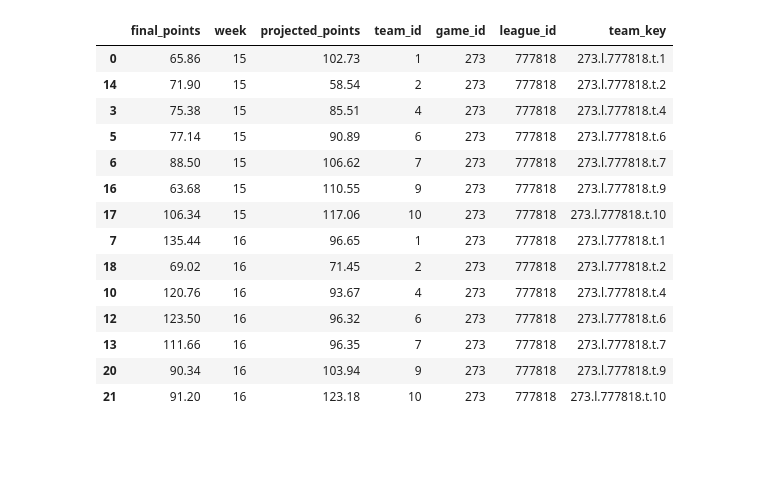
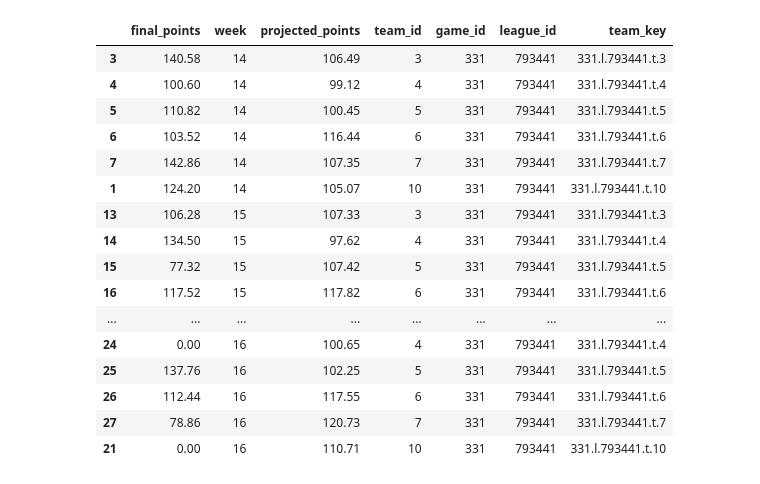
Before and after one commit to cuddebtj/Yahoo_Data, a Jupyter notebook: scripts/worksheet3.ipynb, the cells around one changed output. Saved outputs shown, nothing was run; the diff lists cells and outputs as text; code cells hidden in the pictures; blank space fills up the shorter version.

```diff
--- a/scripts/worksheet3.ipynb
+++ b/scripts/worksheet3.ipynb
@@ -14,18 +14,32 @@ pd.set_option("display.precision", 2)
 PATH = list(Path().cwd().parent.glob("**/private.yaml"))[0]
 OPTION_DEV = "-c search_path=dev"
 OPTION_PROD = "-c search_path=prod"
+GAME_ID = 331 #6 Team 2014
+# GAME_ID = 273 #8 Team 2013
+# GAME_ID = 314 #4 Team 2012
 
-endofseason_rankings_query = """SELECT game_id, reg_season_rank, manager, team_name, team_key FROM prod.regseasonrankings where game_id = 273"""
+
+league_settings_query = f"SELECT * from dev.leaguesettings where game_id = {GAME_ID}"
+league_settings = DatabaseCursor(PATH, options=OPTION_DEV).copy_data_from_postgres(
+    league_settings_query
+)
+num_playoff_teams = league_settings['num_playoff_teams'].values[0]
+playoff_start_week = league_settings['playoff_start_week'].values[0]
+
+endofseason_rankings_query = f"SELECT game_id, reg_season_rank, manager, team_name, team_key FROM prod.regseasonrankings where game_id = {GAME_ID}"
 eos_rankings = DatabaseCursor(PATH, options=OPTION_PROD).copy_data_from_postgres(
     endofseason_rankings_query
 )
 
-team_points_weekly_query = """SELECT * from dev.weeklyteampoints where game_id = 273 and week >= 15"""
+team_points_weekly_query = f"SELECT * from dev.weeklyteampoints where game_id = {GAME_ID} and week >= {playoff_start_week}"
 team_points_weekly = DatabaseCursor(PATH, options=OPTION_DEV).copy_data_from_postgres(
     team_points_weekly_query
 )
-playoff_teams = list(eos_rankings['team_key'][eos_rankings['reg_season_rank'] < 9])
-print(playoff_teams)
+
+playoff_teams = list(eos_rankings['team_key'][eos_rankings['reg_season_rank'] <= num_playoff_teams])
+playoff_seeds = list(eos_rankings['reg_season_rank'][eos_rankings['reg_season_rank'] <= num_playoff_teams])
+playoff_tuples = list(zip(playoff_seeds, playoff_teams))
+print(playoff_tuples)
 team_points_weekly['team_key'] = team_points_weekly['game_id'].astype(str)+".l."+team_points_weekly['league_id'].astype(str)+".t."+team_points_weekly['team_id'].astype(str)
 team_points_weekly = team_points_weekly[team_points_weekly['team_key'].isin(playoff_teams)]
 team_points_weekly.sort_values(['week', 'team_id'])
@@ -36,18 +51,20 @@ Successfully pulled: SELECT * from dev.weeklyteampoints where game_id = 273 and
 |  | final_points | week | projected_points | team_id | game_id | league_id | team_key |
-| 0 | 65.86 | 15 | 102.73 | 1 | 273 | 777818 | 273.l.777818.t.1 |
-| 14 | 71.90 | 15 | 58.54 | 2 | 273 | 777818 | 273.l.777818.t.2 |
-| 3 | 75.38 | 15 | 85.51 | 4 | 273 | 777818 | 273.l.777818.t.4 |
-| 5 | 77.14 | 15 | 90.89 | 6 | 273 | 777818 | 273.l.777818.t.6 |
-| 6 | 88.50 | 15 | 106.62 | 7 | 273 | 777818 | 273.l.777818.t.7 |
-| 16 | 63.68 | 15 | 110.55 | 9 | 273 | 777818 | 273.l.777818.t.9 |
-| 17 | 106.34 | 15 | 117.06 | 10 | 273 | 777818 | 273.l.777818.t.10 |
-| 7 | 135.44 | 16 | 96.65 | 1 | 273 | 777818 | 273.l.777818.t.1 |
-| 18 | 69.02 | 16 | 71.45 | 2 | 273 | 777818 | 273.l.777818.t.2 |
-| 10 | 120.76 | 16 | 93.67 | 4 | 273 | 777818 | 273.l.777818.t.4 |
-| 12 | 123.50 | 16 | 96.32 | 6 | 273 | 777818 | 273.l.777818.t.6 |
-| 13 | 111.66 | 16 | 96.35 | 7 | 273 | 777818 | 273.l.777818.t.7 |
-| 20 | 90.34 | 16 | 103.94 | 9 | 273 | 777818 | 273.l.777818.t.9 |
-| 21 | 91.20 | 16 | 123.18 | 10 | 273 | 777818 | 273.l.777818.t.10 |
+| 3 | 140.58 | 14 | 106.49 | 3 | 331 | 793441 | 331.l.793441.t.3 |
+| 4 | 100.60 | 14 | 99.12 | 4 | 331 | 793441 | 331.l.793441.t.4 |
+| 5 | 110.82 | 14 | 100.45 | 5 | 331 | 793441 | 331.l.793441.t.5 |
+| 6 | 103.52 | 14 | 116.44 | 6 | 331 | 793441 | 331.l.793441.t.6 |
+| 7 | 142.86 | 14 | 107.35 | 7 | 331 | 793441 | 331.l.793441.t.7 |
+| 1 | 124.20 | 14 | 105.07 | 10 | 331 | 793441 | 331.l.793441.t.10 |
+| 13 | 106.28 | 15 | 107.33 | 3 | 331 | 793441 | 331.l.793441.t.3 |
+| 14 | 134.50 | 15 | 97.62 | 4 | 331 | 793441 | 331.l.793441.t.4 |
+| 15 | 77.32 | 15 | 107.42 | 5 | 331 | 793441 | 331.l.793441.t.5 |
+| 16 | 117.52 | 15 | 117.82 | 6 | 331 | 793441 | 331.l.793441.t.6 |
+| ... | ... | ... | ... | ... | ... | ... | ... |
+| 24 | 0.00 | 16 | 100.65 | 4 | 331 | 793441 | 331.l.793441.t.4 |
+| 25 | 137.76 | 16 | 102.25 | 5 | 331 | 793441 | 331.l.793441.t.5 |
+| 26 | 112.44 | 16 | 117.55 | 6 | 331 | 793441 | 331.l.793441.t.6 |
+| 27 | 78.86 | 16 | 120.73 | 7 | 331 | 793441 | 331.l.793441.t.7 |
+| 21 | 0.00 | 16 | 110.71 | 10 | 331 | 793441 | 331.l.793441.t.10 |
 # %%
 def printMatches(matches):
     print("Active Matches:")
```
Also changed, not shown: parts of 5 cells of this notebook, 3 other files.
